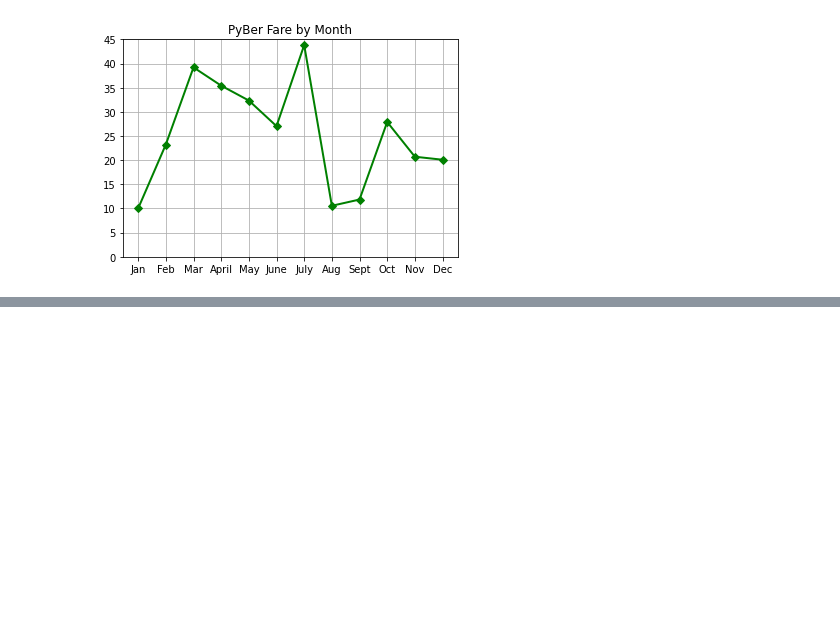
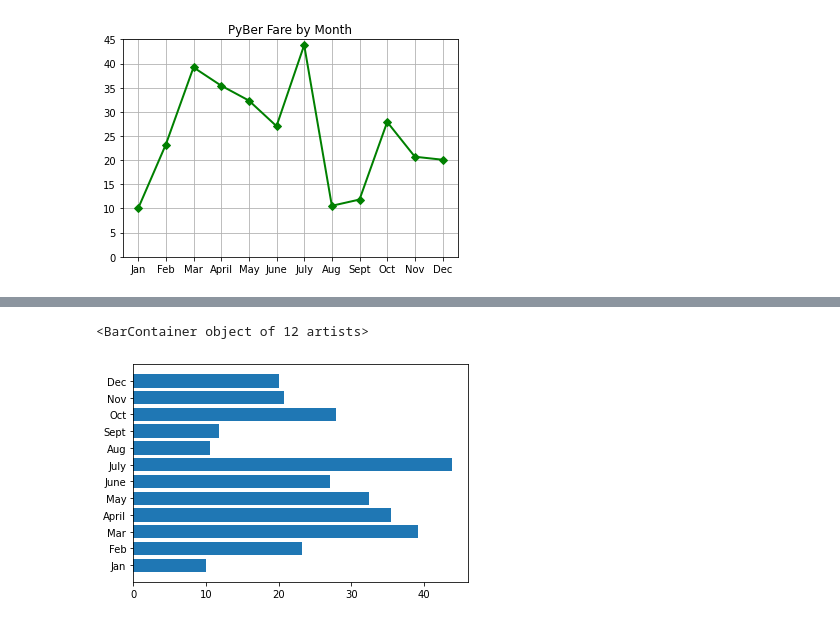
Before and after one commit to grittins/MATPLOTLIB, a Jupyter notebook: MATPLOTLIB Practice.ipynb, the cells around one changed output, grey strips where cells are left out. Drawn from its saved outputs; the diff is of its cells as text; code cells hidden in the pictures; blank space fills up the shorter version.

```diff
--- a/MATPLOTLIB Practice.ipynb
+++ b/MATPLOTLIB Practice.ipynb
@@ -48,0 +77,6 @@ ax.grid()
+# %%
+# Create the plot horizontally
+plt.barh(x_axis, y_axis)
+# %% [output]
+<BarContainer object of 12 artists>
+[figure, added]
```
Also changed, not shown: parts of 5 cells of this notebook.
